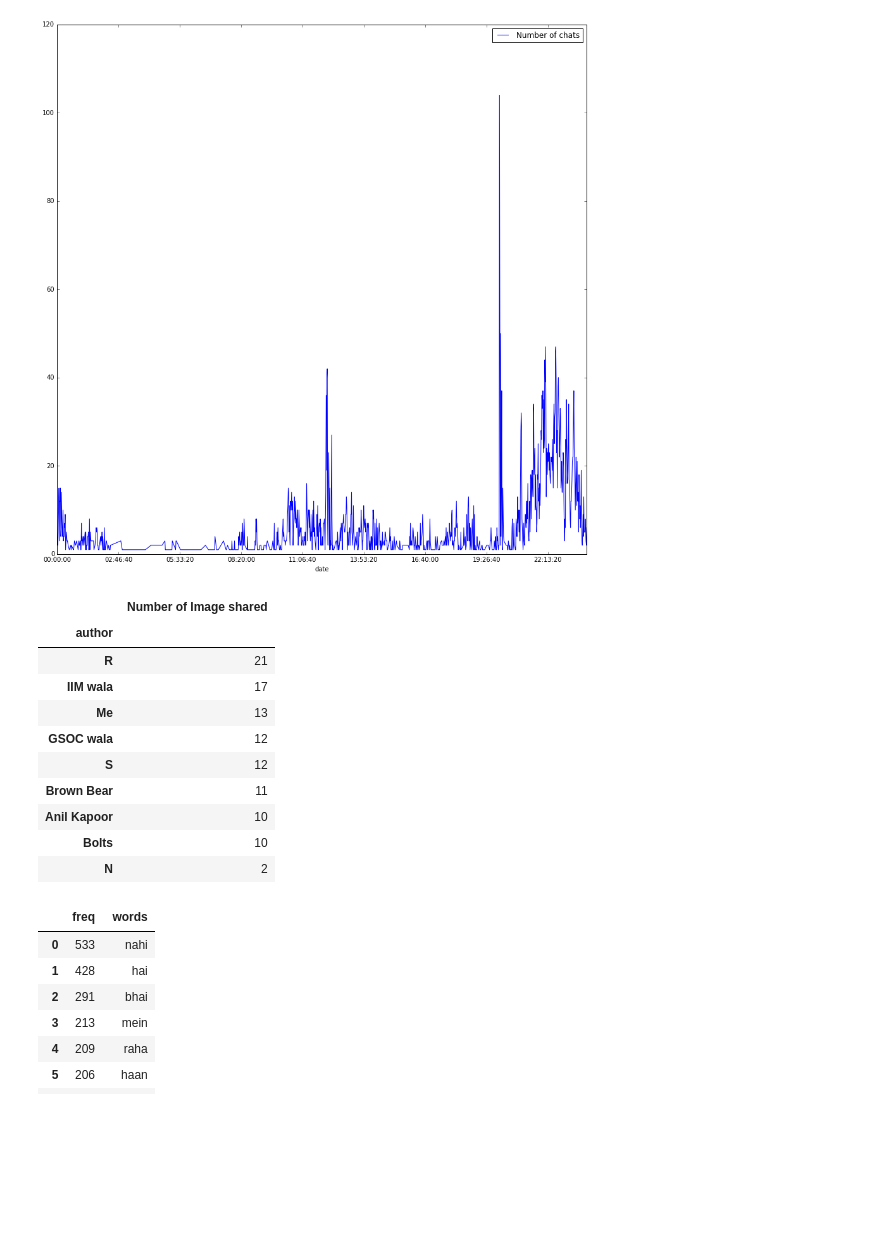
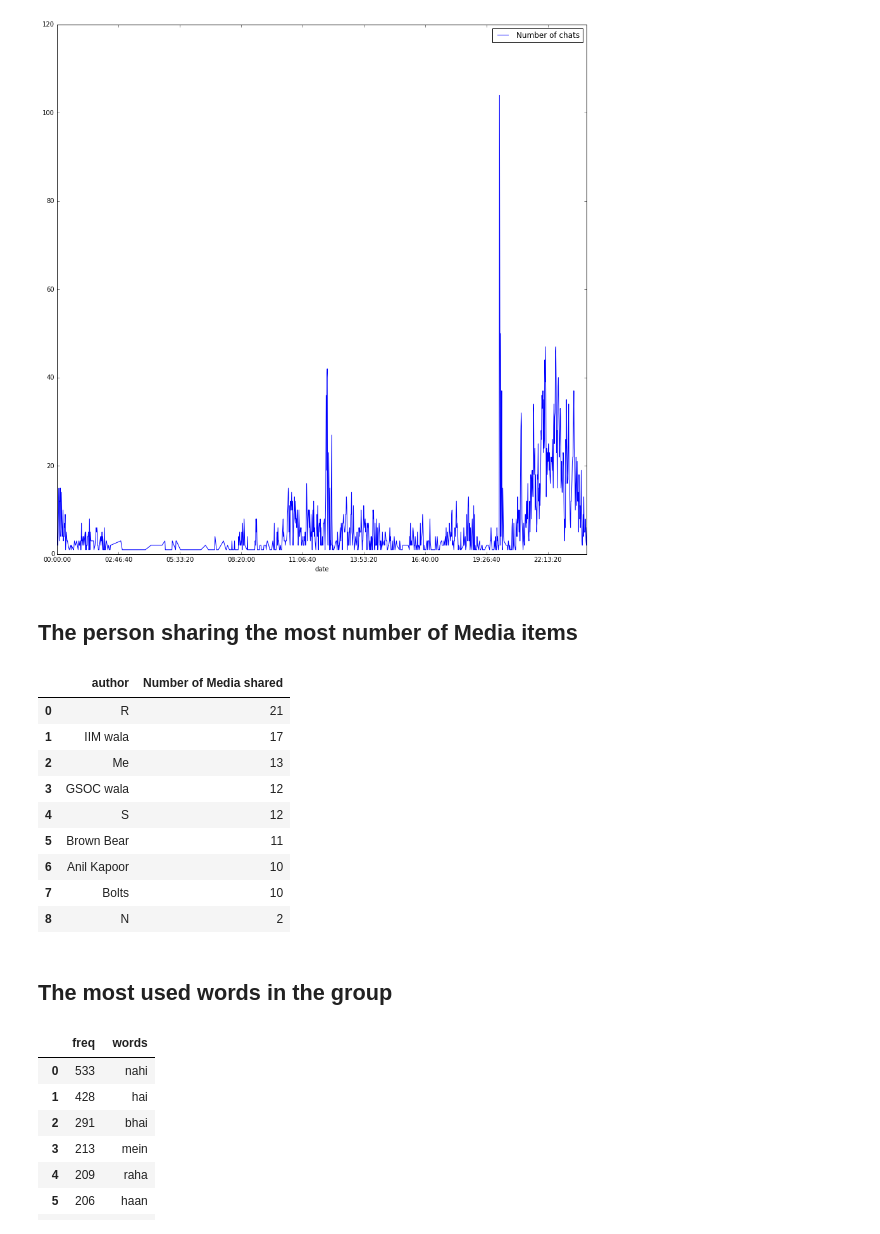
Before and after one commit to gnithin/playground, a Jupyter notebook: python/whatsapp-analysis/Whatsapp Analysis.ipynb, the cells around one changed output. Drawn from its saved outputs; the diff is of its cells as text; code cells hidden in the pictures; blank space fills up the shorter version.

```diff
--- a/python/whatsapp-analysis/Whatsapp Analysis.ipynb
+++ b/python/whatsapp-analysis/Whatsapp Analysis.ipynb
@@ -43,25 +49,29 @@ time_range.plot(figsize=(15, 15))
 # %% [output]
 <matplotlib.axes._subplots.AxesSubplot at 0x...>
 [figure]
+# %% [markdown]
+## The person sharing the most number of Media items
 # %%
 # The person sharing the most number of Media Items
 chat_df[chat_df["dialog"] == "<Media omitted>"] \
     .groupby(['author']) \
     .count()[['dialog']] \
     .sort_values('dialog', ascending=False) \
-    .rename(columns={'dialog' : 'Number of Image shared'})
+    .rename(columns={'dialog' : 'Number of Media shared'}) \
+    .reset_index()
 # %% [output]
-|  | Number of Image shared |
-| author |  |
-| R | 21 |
-| IIM wala | 17 |
-| Me | 13 |
-| GSOC wala | 12 |
-| S | 12 |
-| Brown Bear | 11 |
-| Anil Kapoor | 10 |
-| Bolts | 10 |
-| N | 2 |
+|  | author | Number of Media shared |
+| 0 | R | 21 |
+| 1 | IIM wala | 17 |
+| 2 | Me | 13 |
+| 3 | GSOC wala | 12 |
+| 4 | S | 12 |
+| 5 | Brown Bear | 11 |
+| 6 | Anil Kapoor | 10 |
+| 7 | Bolts | 10 |
+| 8 | N | 2 |
+# %% [markdown]
+## The most used words in the group
 # %%
 # Most frequently used words in the group (3 chars or more)
 bag_of_words = " ".join(chat_df[chat_df["dialog"] != "<Media omitted>"]["dialog"].tolist())
```
Also changed, not shown: parts of 4 cells of this notebook.
